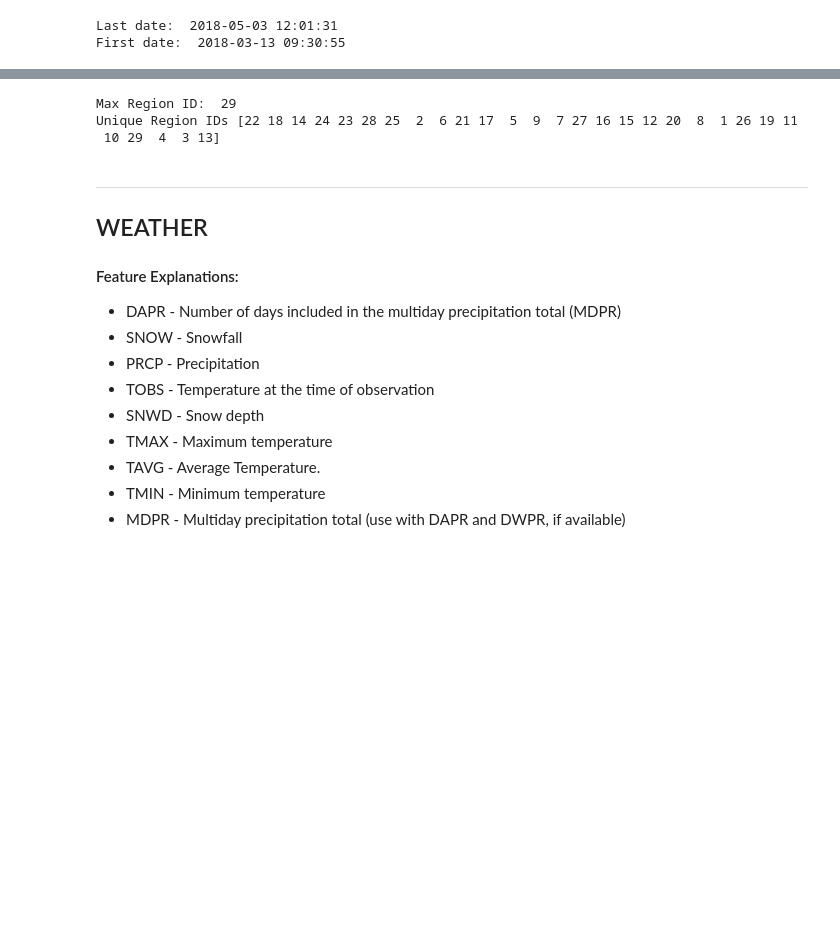
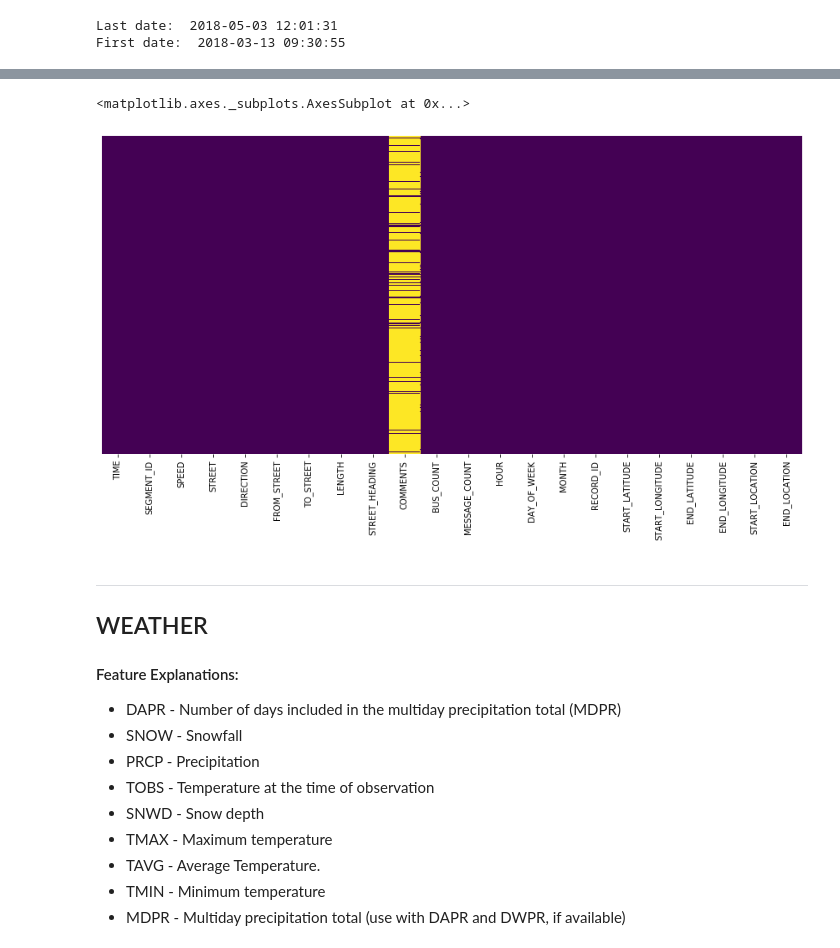
Before and after one commit to Morgan-Sell/chi-traffic-accidents, a Jupyter notebook: chi-transport-eda.ipynb, the cells around one changed output, grey strips where cells are left out. Saved outputs shown, nothing was run; the diff lists cells and outputs as text; code cells hidden in the pictures; blank space fills up the shorter version.

```diff
--- a/chi-transport-eda.ipynb
+++ b/chi-transport-eda.ipynb
@@ -112,5 +152,5 @@ print("First date: ", congest_18['date_time'].min())
 Last date:  2018-05-03 12:01:31
 First date:  2018-03-13 09:30:55
 # %%
-congest_curr = pd.read_csv('data/traffic_congest_2018-Current.csv', num)
+congest_curr = pd.read_csv('data/traffic_congest_2018-Current.csv', nrows=50000)
 congest_curr.describe()
@@ -117,10 +167,10 @@ congest_curr.describe()
-# %%
-print('Max Region ID: ', congest_13_18['region_id'].max())
-print('Unique Region IDs', congest_13_18['region_id'].unique())
-# %% [output]
-Max Region ID:  29
-Unique Region IDs [22 18 14 24 23 28 25  2  6 21 17  5  9  7 27 16 15 12 20  8  1 26 19 11
- 10 29  4  3 13]
+# %%
+# Drop comments
+plt.figure(figsize=(15,7))
+sns.heatmap(congest_curr.isnull(), yticklabels=False, cbar=False, cmap='viridis')
+# %% [output]
+<matplotlib.axes._subplots.AxesSubplot at 0x...>
+[figure, added]
 # %% [markdown]
 ---
 ## WEATHER
```
Also changed, not shown: parts of 13 cells of this notebook.
